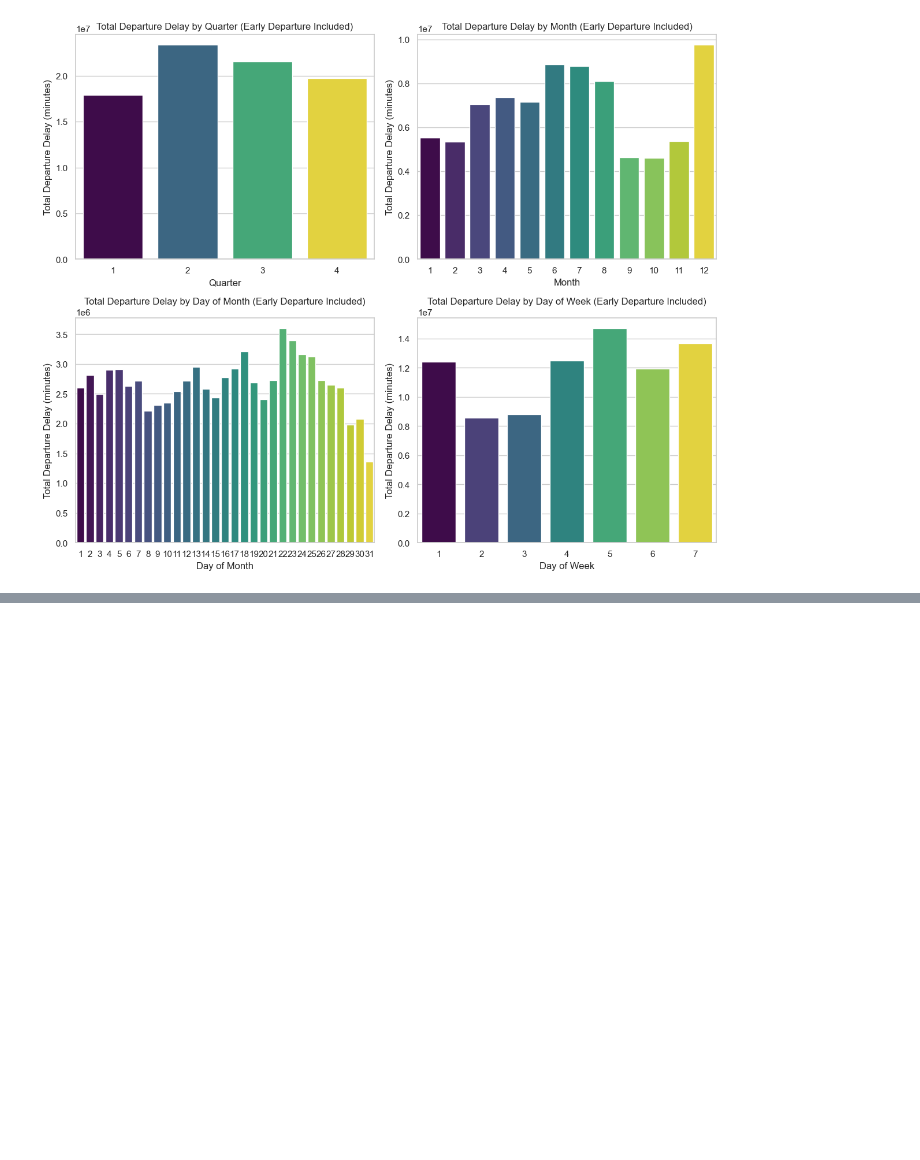
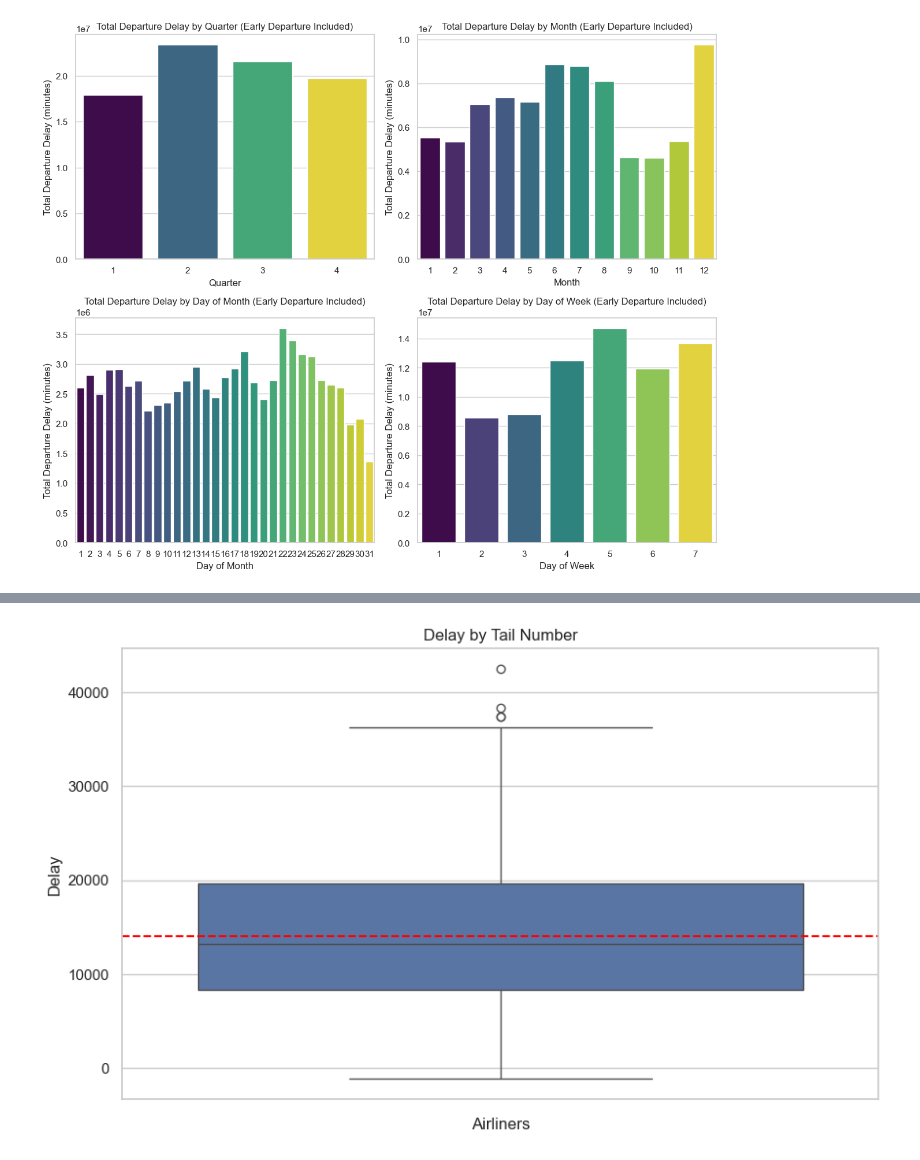
Before and after one commit to MohammedGuniem/Prediction-of-On-time-Flight-Performance, a Jupyter notebook: notebooks/Visualization.ipynb, the cells around one changed output, grey strips where cells are left out. Saved outputs shown, nothing was run; the diff lists cells and outputs as text; code cells hidden in the pictures; blank space fills up the shorter version.

```diff
--- a/notebooks/Visualization.ipynb
+++ b/notebooks/Visualization.ipynb
@@ -100,0 +139,24 @@ plt.show()
+# %%
+# Group by TAIL_NUM and sum DEP_DELAY
+delay_per_TAIL_NUM  = df.groupby('TAIL_NUM')['DEP_DELAY'].sum().reset_index()
+
+# Create the box plot
+plt.figure(figsize=(10, 6))
+sns.boxplot(data=delay_per_TAIL_NUM['DEP_DELAY'])
+
+# Add titles and labels
+plt.title('Delay by Tail Number')
+plt.xlabel('Airliners')
+plt.ylabel('Delay')
+
+# Calculate the mean
+mean = np.mean(delay_per_TAIL_NUM['DEP_DELAY'])
+
+# Add the mean line
+plt.axhline(mean, color='red', linestyle='--', label='Mean')
+
+
+# Show the plot
+plt.show()
+# %% [output]
+[figure, added]
```
Also changed, not shown: parts of 10 cells of this notebook, 1 other file.
